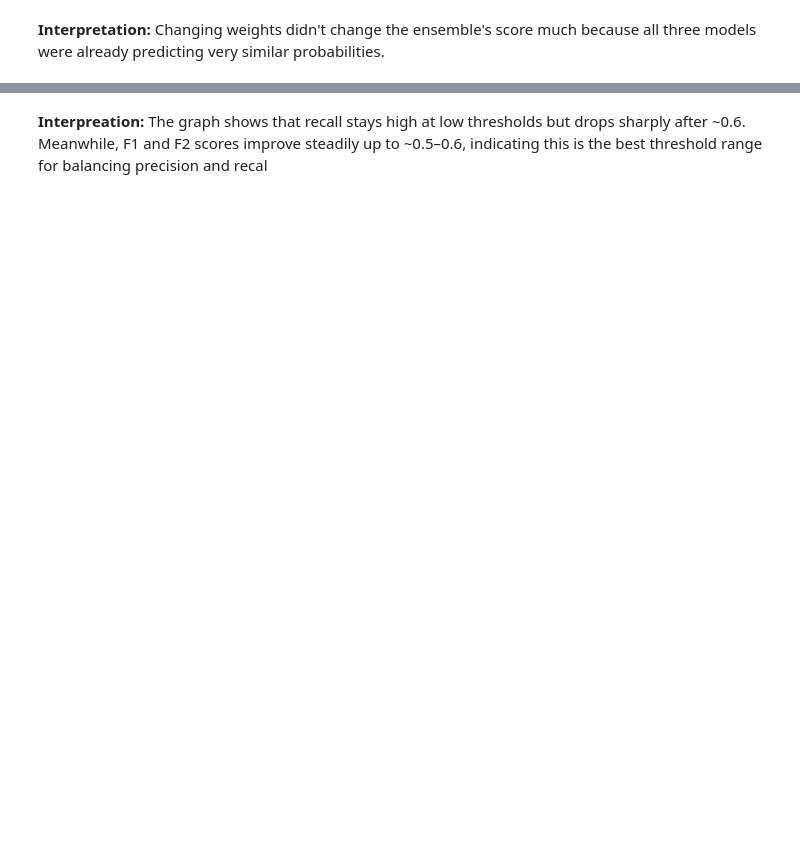
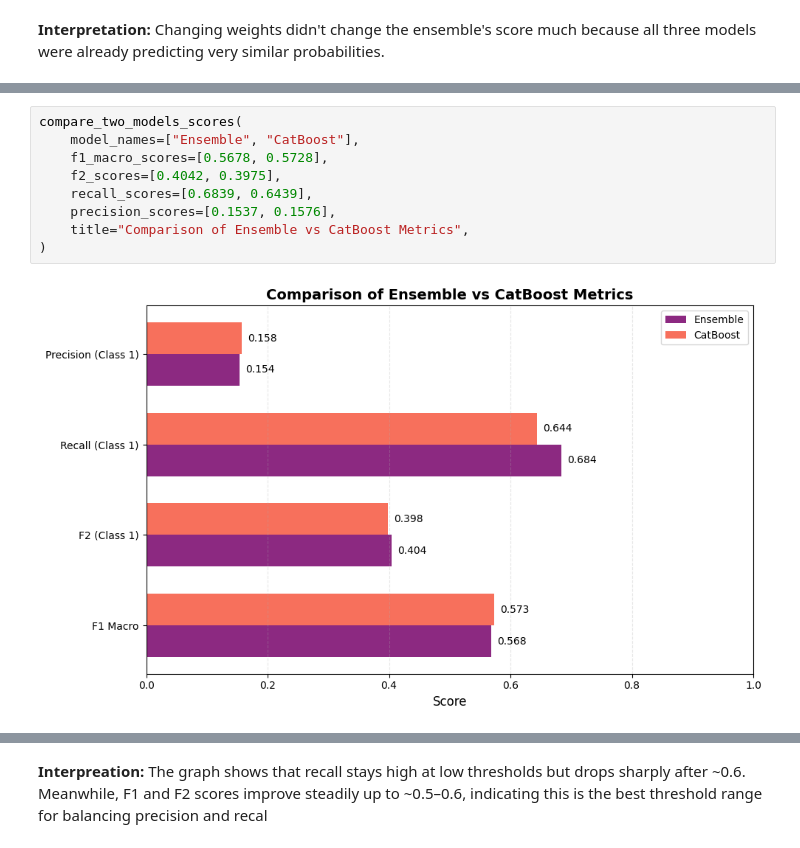
Before and after one commit to Duccard/stroke_risk_prediction, a Jupyter notebook: StrokeRiskPredictionModel.ipynb, the cells around one changed output, grey strips where cells are left out. Cells and saved outputs as stored; diff of their text form; blank space fills up the shorter version.

```diff
--- a/StrokeRiskPredictionModel.ipynb
+++ b/StrokeRiskPredictionModel.ipynb
@@ -2570,0 +2665,11 @@ precision_class_1: 0.1433
+# %%
+compare_two_models_scores(
+    model_names=["Ensemble", "CatBoost"],
+    f1_macro_scores=[0.5678, 0.5728],
+    f2_scores=[0.4042, 0.3975],
+    recall_scores=[0.6839, 0.6439],
+    precision_scores=[0.1537, 0.1576],
+    title="Comparison of Ensemble vs CatBoost Metrics",
+)
+# %% [output]
+[figure, added]
```
Also changed, not shown: parts of 54 cells of this notebook, 3 other files.
